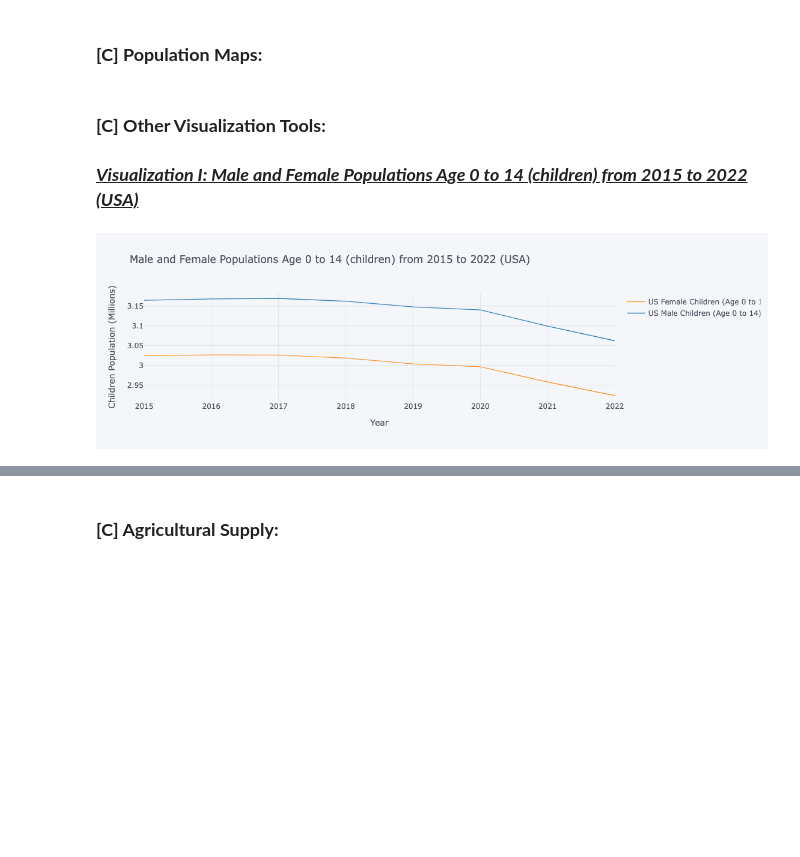
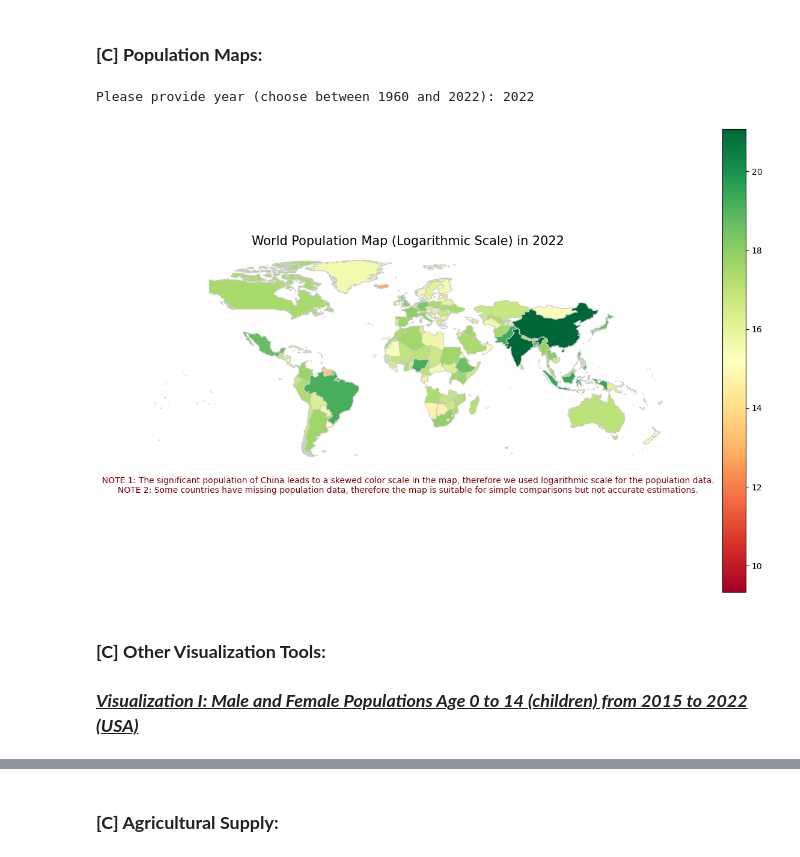
Before and after one commit to laragursoy/EEP_153_Adolphe_PROJ1, a Jupyter notebook: EEP153Project1.ipynb, the cells around one changed output, grey strips where cells are left out. Drawn from its saved outputs; the diff is of its cells as text; code cells hidden in the pictures; blank space fills up the shorter version.

```diff
--- a/EEP153Project1.ipynb
+++ b/EEP153Project1.ipynb
@@ -389,24 +456,65 @@ Please enter the country name:  us
 # %% [markdown]
 ### **[C] Population Maps:**
+# %%
+Country = []
+Population = []
+user_year = input("Please provide year (choose between 1960 and 2022): ")
+
+def population_map(year, country):
+    range_5 = len(wbdata.get_data("SP.POP.TOTL", country = [str(country)]))
+    for index in range(0, range_5):
+        if wbdata.get_data("SP.POP.TOTL", country = [str(country)])[index]["date"] == str(year):
+            population_stat = wbdata.get_data("SP.POP.TOTL", country = [str(country)])[index]["value"]
+            country_name = wbdata.get_data("SP.POP.TOTL", country = [str(country)])[index]["country"]["value"]
+            break
+    return population_stat, country_name
+
+for country_index in range(0, int(len(wbdata.get_country()))):
+    try:
+        current_id = wbdata.get_country()[country_index]["id"]
+        country_now = wbdata.get_country()[country_index]["name"]
+        population_now = int(population_map(user_year, current_id)[0])
+    except TypeError:
+        population_now = 0
+    Population.append(population_now)
+    Country.append(country_now)
+
+population_data = {
+    'Country': Country,
+    'Population': Population,
+}
+population_df = pd.DataFrame(population_data)
+
+
+# shapefile_path = str(input("Provide file path of ne_50m_admin_0_countries.shp (which should be in the same location of this notebook): "))
+
+# gdf = gpd.read_file("EEP_153_Adolphe_PROJ1/world_map_data/ne_50m_admin_0_countries.shp")
+
+'''
+ne_50m_admin_0_countries.dbf & ne_50m_admin_0_countries.shp & ne_50m_admin_0_countries.shx must be in
+the same location of notebook
+'''
+
+# gdf = gpd.read_file("ne_50m_admin_0_countries.dbf")  # Run this if .shp is not working
+# gdf = gpd.read_file("ne_50m_admin_0_countries.shx")  # Run this if .shp is not working
+gdf = gpd.read_file("ne_50m_admin_0_countries.shp")  # Must run
+
+# Apply a logarithmic scale to the population data
+population_df['Log_Population'] = np.log1p(population_df['Population'])
+
+merged_df = gdf.merge(population_df, how='left', left_on='SOVEREIGNT', right_on='Country')
+
+fig, ax = plt.subplots(1, 1, figsize=(15, 10))
+merged_df.plot(column='Log_Population', cmap='RdYlGn', linewidth=0.8, ax=ax, edgecolor='0.8', legend=True)
+
+ax.set_title('World Population Map (Logarithmic Scale) in ' + str(user_year), fontdict={'fontsize': '15', 'fontweight': '3'})
+ax.set_axis_off()
+notation_text = "NOTE 1: The significant population of China leads to a skewed color scale in the map, therefore we used logarithmic scale for the population data.\nNOTE 2: Some countries have missing population data, therefore the map is suitable for simple comparisons but not accurate estimations."
+plt.annotate(notation_text, xy=(0.5, -0.1), xycoords="axes fraction", ha="center", fontsize=10, color='maroon')
+plt.show()
+# %% [output]
+Please provide year (choose between 1960 and 2022): 2022
+[figure, added]
 # %% [markdown]
 ### **[C] Other Visualization Tools:**
 ### **_<u>Visualization I: Male and Female Populations Age 0 to 14 (children) from 2015 to 2022 (USA)_**
-# %%
-indicators_2 = {"SP.POP.0014.FE.IN": "US Female Children (Age 0 to 14)",
-             "SP.POP.0014.MA.IN": "US Male Children (Age 0 to 14)"}
-
-
-data_USA_1 = wbdata.get_dataframe(indicators_2, country=['USA'])
-
-
-data_USA_1.reset_index(inplace=True)
-selected_years = ["2015","2016","2017","2018",'2019', '2020', '2021', '2022']
-data_USA_1 = data_USA_1[data_USA_1['date'].isin(selected_years)]
-data_USA_1.set_index(['date'],inplace=True)
-data_USA_1.sort_index(ascending=True, inplace=True)
-data_USA_1['US Female Children (Age 0 to 14)'] = data_USA_1['US Female Children (Age 0 to 14)'] / 10000000
-data_USA_1['US Male Children (Age 0 to 14)'] = data_USA_1['US Male Children (Age 0 to 14)'] / 10000000
-
-data_USA_1.iplot(title = 'Male and Female Populations Age 0 to 14 (children) from 2015 to 2022 (USA)', xTitle = 'Year', yTitle = 'Children Population (Millions)')
-# %% [output]
-[figure, removed]
```
Also changed, not shown: parts of 24 cells of this notebook.
